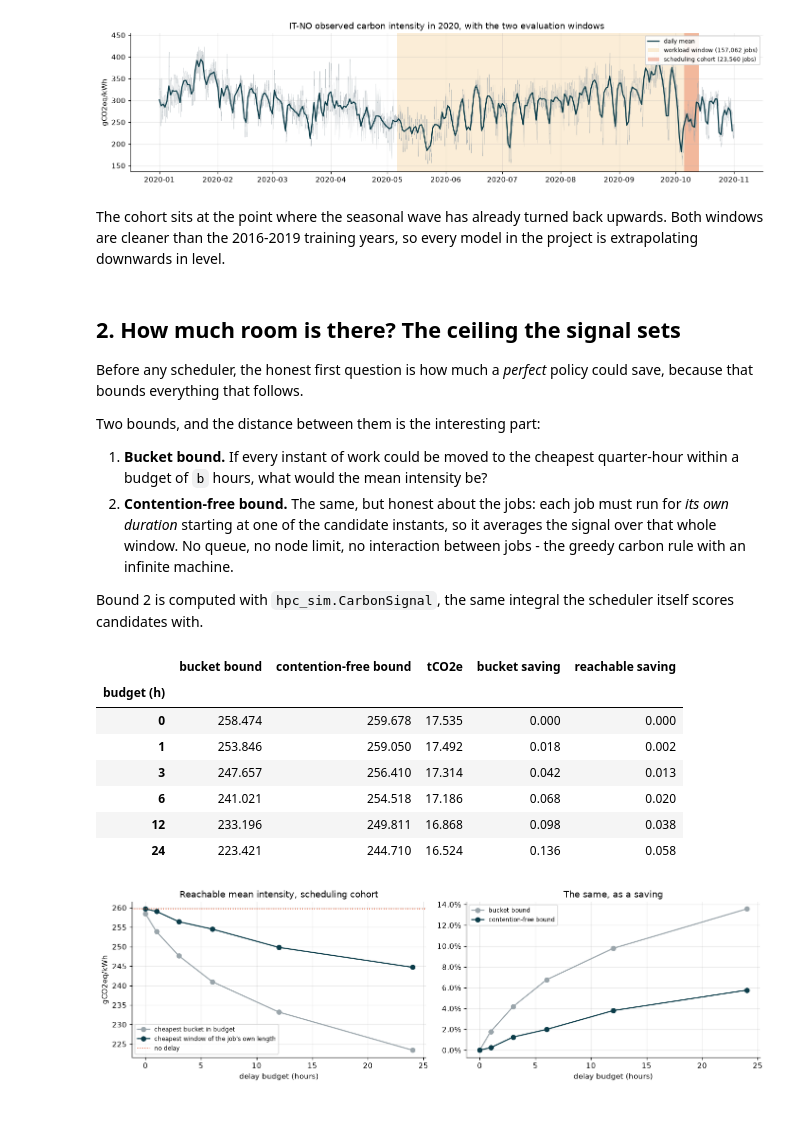
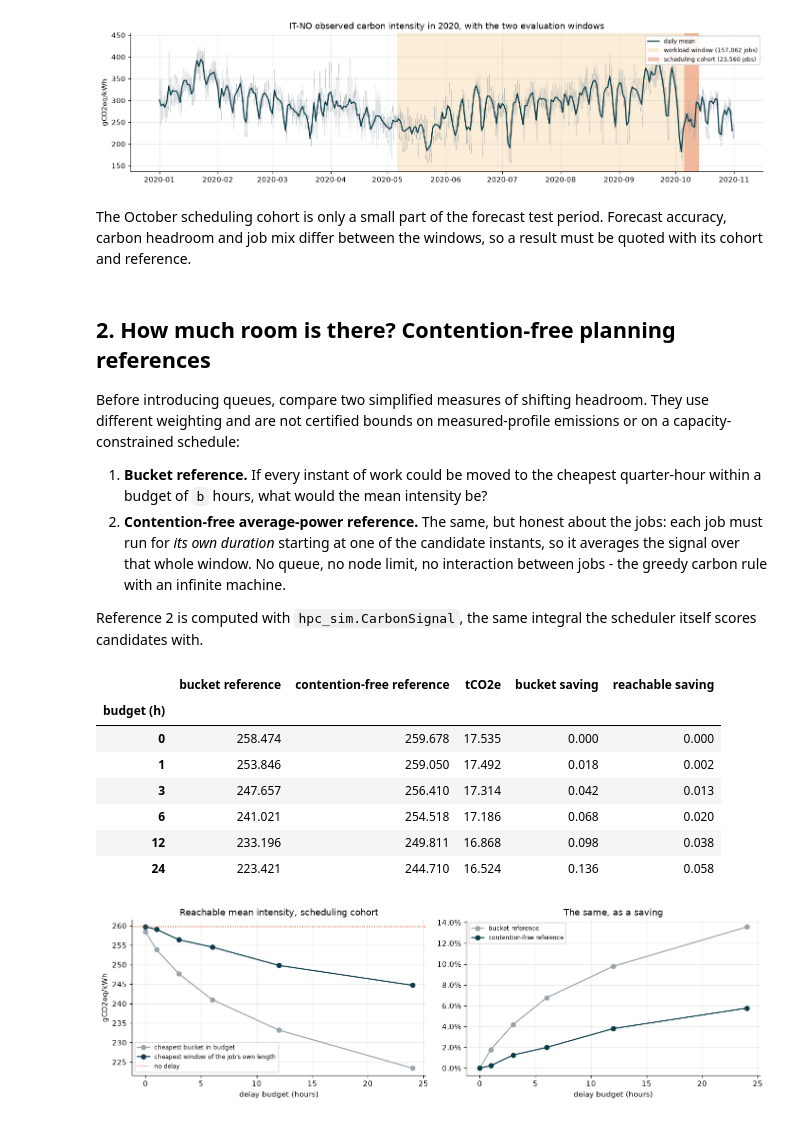
Before and after one commit to Albenni/Carbon-aware-HPC, a Jupyter notebook: notebooks/project_results.ipynb, the cells around one changed output. Cells and saved outputs as stored; diff of their text form; code cells hidden in the pictures.

```diff
--- a/notebooks/project_results.ipynb
+++ b/notebooks/project_results.ipynb
@@ -30,6 +40,9 @@ the grid series.
 from datetime import timedelta
 from pathlib import Path
 import json
+import hashlib
+
+from IPython.display import Image, display
 
 import matplotlib.pyplot as plt
 import numpy as np
@@ -40,8 +53,14 @@ from carbon_intensity.protocol import TemporalProtocol
 from carbon_intensity.series import TimeSeriesCarbonIntensityProvider
 from hpc_sim.carbon_aware import CarbonSignal
 
-PROJECT_ROOT = Path("../").resolve()
+PROJECT_ROOT = Path.cwd().resolve()
+if not (PROJECT_ROOT / "pyproject.toml").is_file():
+    PROJECT_ROOT = PROJECT_ROOT.parent
+assert (PROJECT_ROOT / "src" / "hpc_sim").is_dir(), "Run from the repository or notebooks directory"
 DATA = PROJECT_ROOT / "data"
+RESULTS = PROJECT_ROOT / "results"
+QOS = RESULTS / "qos_carbon"
+ROBUST = QOS / "robustness"
 UNIT = "gCO2eq/kWh"
 
 plt.rcParams.update({
@@ -52,6 +71,9 @@ plt.rcParams.update({
     "axes.spines.right": False,
 })
 pd.set_option("display.float_format", lambda value: f"{value:,.3f}")
+pd.set_option("display.max_columns", None)
+pd.set_option("display.max_rows", 80)
+pd.set_option("display.max_colwidth", None)
 
 INK, TEAL, RUST, SAND, GREY = "#0B3C49", "#177E89", "#E4572E", "#F2C57C", "#9AA5AB"
 # One colour per carbon signal, reused in every figure that compares signals.
@@ -67,7 +89,7 @@ def effective_ci(emissions_tco2e, energy_mwh):
     """Emissions per unit of energy actually delivered, in gCO2eq/kWh.
 
     Energy is invariant to the schedule, so this is the one number that makes
-    every scheduler in this project directly comparable: it is the mean grid
+    schedulers on the same cohort directly comparable: it is the mean grid
     intensity the schedule ended up buying its electricity at.
     """
     return emissions_tco2e * 1e6 / (energy_mwh * 1e3)
@@ -157,27 +180,26 @@ fig.tight_layout()
 plt.show()
 # %% [output]
 [figure]
-# %% [markdown]
-The cohort sits at the point where the seasonal wave has already turned back
-upwards. Both windows are cleaner than the 2016-2019 training years, so every
-model in the project is extrapolating downwards in level.
+# %% [markdown]
+The October scheduling cohort is only a small part of the forecast test
+period. Forecast accuracy, carbon headroom and job mix differ between the
+windows, so a result must be quoted with its cohort and reference.
 # %% [markdown]
-## 2. How much room is there? The ceiling the signal sets
+## 2. How much room is there? Contention-free planning references
 
-Before any scheduler, the honest first question is how much a *perfect* policy
-could save, because that bounds everything that follows.
+Before introducing queues, compare two simplified measures of shifting
+headroom. They use different weighting and are not certified bounds on
+measured-profile emissions or on a capacity-constrained schedule:
 
-Two bounds, and the distance between them is the interesting part:
-
-1. **Bucket bound.** If every instant of work could be moved to the cheapest
+1. **Bucket reference.** If every instant of work could be moved to the cheapest
    quarter-hour within a budget of `b` hours, what would the mean intensity be?
-2. **Contention-free bound.** The same, but honest about the jobs: each job
+2. **Contention-free average-power reference.** The same, but honest about the jobs: each job
    must run for *its own duration* starting at one of the candidate instants,
    so it averages the signal over that whole window. No queue, no node limit,
    no interaction between jobs - the greedy carbon rule with an infinite
    machine.
 
-Bound 2 is computed with `hpc_sim.CarbonSignal`, the same integral the
+Reference 2 is computed with `hpc_sim.CarbonSignal`, the same integral the
 scheduler itself scores candidates with.
 # %%
 signal = CarbonSignal(provider)
@@ -209,38 +231,38 @@ def cheapest_reachable_intensity(budget_hours):
     for index, (release, duration) in enumerate(zip(releases, durations)):
         span = timedelta(seconds=duration)
         lowest = signal.mean_intensity(release, release + span)
         # The candidate grid the policy itself uses: release, then every bucket
         # boundary up to the deadline.
         candidate = release - timedelta(
             minutes=release.minute % 15, seconds=release.second,
             microseconds=release.microsecond,
         ) + GRANULARITY
         deadline = release + timedelta(hours=budget_hours)
         while candidate <= deadline:
             lowest = min(lowest, signal.mean_intensity(candidate, candidate + span))
             candidate += GRANULARITY
         best[index] = lowest
     return best
 
 
 cohort_ci = ci.loc[(ci.index >= COHORT_WINDOW[0]) & (ci.index < COHORT_WINDOW[1])]
 bounds = []
 for budget in BUDGETS:
     steps = int(budget * 4)
     bucket_bound = cohort_ci.rolling(steps + 1).min().shift(-steps).mean()
     reachable = cheapest_reachable_intensity(budget)
     bounds.append({
         "budget (h)": budget,
-        "bucket bound": bucket_bound,
-        "contention-free bound": float((reachable * energy).sum() / energy.sum()),
+        "bucket reference": bucket_bound,
+        "contention-free reference": float((reachable * energy).sum() / energy.sum()),
         "tCO2e": float((reachable * energy).sum() / 1e6),
     })
 bounds = pd.DataFrame(bounds).set_index("budget (h)")
-bounds["bucket saving"] = 1 - bounds["bucket bound"] / bounds["bucket bound"].iloc[0]
-bounds["reachable saving"] = 1 - bounds["contention-free bound"] / bounds["contention-free bound"].iloc[0]
+bounds["bucket saving"] = 1 - bounds["bucket reference"] / bounds["bucket reference"].iloc[0]
+bounds["reachable saving"] = 1 - bounds["contention-free reference"] / bounds["contention-free reference"].iloc[0]
 bounds
 # %% [output]
-|  | bucket bound | contention-free bound | tCO2e | bucket saving | reachable saving |
+|  | bucket reference | contention-free reference | tCO2e | bucket saving | reachable saving |
 | budget (h) |  |  |  |  |  |
 | 0 | 258.474 | 259.678 | 17.535 | 0.000 | 0.000 |
 | 1 | 253.846 | 259.050 | 17.492 | 0.018 | 0.002 |
```
Also changed, not shown: parts of 52 cells of this notebook, 13 other files.
